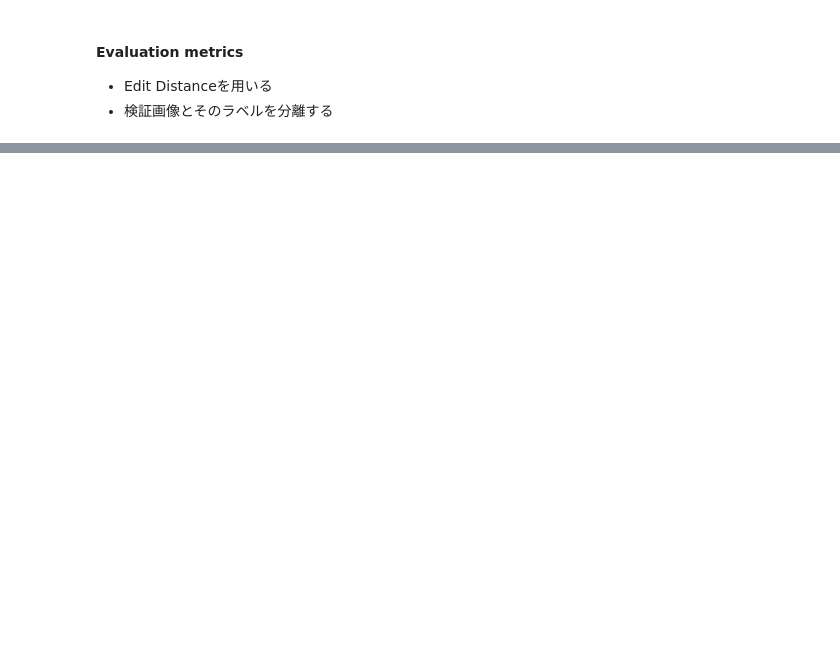
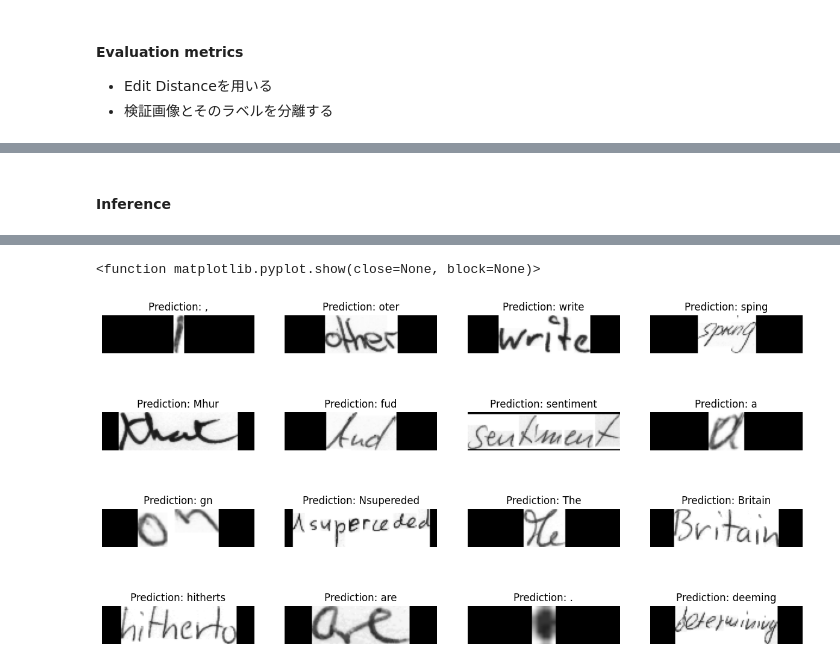
Before and after one commit to Kouta12/practice-repository, a Jupyter notebook: Handwriting recognition/Part_1.ipynb, the cells around one changed output, grey strips where cells are left out. Drawn from its saved outputs; the diff is of its cells as text; code cells hidden in the pictures; blank space fills up the shorter version.

```diff
--- a/Handwriting recognition/Part_1.ipynb
+++ b/Handwriting recognition/Part_1.ipynb
@@ -378,0 +419,15 @@ ________________________________________________________________________________
+# %%
+epochs = 10
+model = build_model()
+prediction_model = keras.models.Model(
+    model.get_layer(name="image").input, model.get_layer(name="dense2").output
+)
+edit_distance_callback = EditDistanceCallback(prediction_model)
+
+# モデルをトレイン
+history = model.fit(
+    train_ds,
+    validation_data=validation_ds,
+    epochs=epochs,
+    callbacks=[edit_distance_callback],
+)
@@ -378,0 +452,39 @@ ________________________________________________________________________________
+# %% [markdown]
+#### Inference
+# %%
+# ネットワークの出力をデコードするための関数
+def decode_batch_predictions(pred):
+    input_len = np.ones(pred.shape[0]) * pred.shape[1]
+    results = keras.backend.ctc_decode(pred, input_length=input_len, greedy=True)[0][0][
+        :, :max_len
+    ]
+    # 結果を繰り返しテキストを返す
+    output_text = []
+    for res in results:
+        res = tf.gather(res, tf.where(tf.math.not_equal(res, -1)))
+        res = tf.strings.reduce_join(num_to_char(res)).numpy().decode('utf-8')
+        output_text.append(res)
+    return output_text
+
+# 結果を確認する
+for batch in test_ds.take(1):
+    batch_images = batch["image"]
+    _, ax = plt.subplots(4,4,figsize=(15,8))
+
+    preds = prediction_model.predict(batch_images)
+    pred_texts = decode_batch_predictions(preds)
+
+    for i in range(16):
+        img = batch_images[i]
+        img = tf.image.flip_left_right(img)
+        img = tf.transpose(img, perm=[1,0,2])
+        img = (img*255.0).numpy().clip(0,255).astype(np.uint8)
+        img = img[:,:,0]
+
+        title = f"Prediction: {pred_texts[i]}"
+        ax[i // 4, i % 4].imshow(img, cmap='gray')
+        ax[i // 4, i % 4].set_title(title)
+        ax[i // 4, i % 4].axis('off')
+
+plt.show
+# %% [output]
@@ -378,0 +492,2 @@ ________________________________________________________________________________
+<function matplotlib.pyplot.show(close=None, block=None)>
+[figure, added]
```
Also changed, not shown: parts of 11 cells of this notebook.
